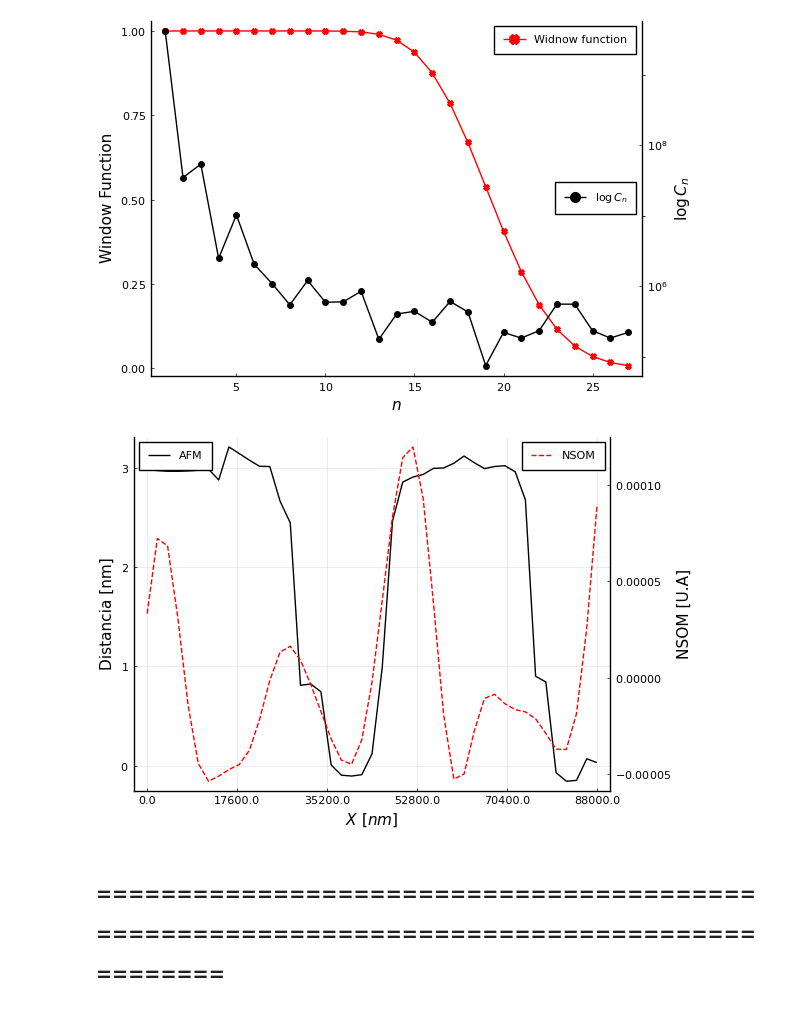
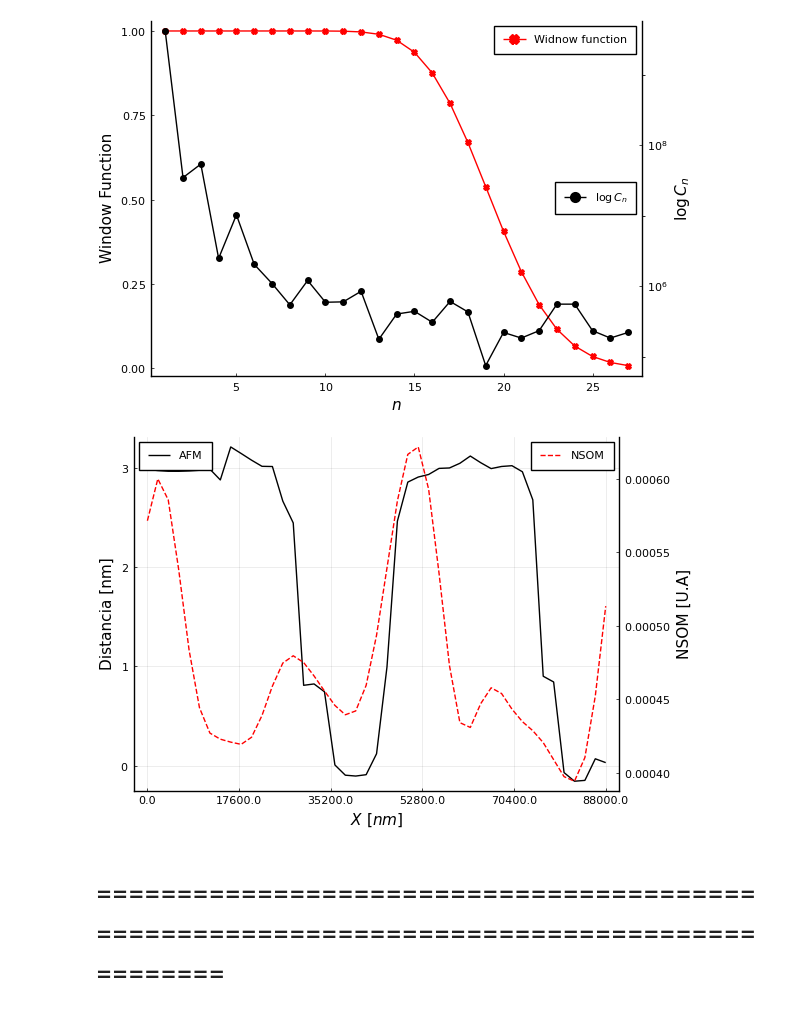
Before and after one commit to Gabmtzz/juDataNSOM, a Jupyter notebook: notebook/nsomdata_grating2.ipynb, the cells around one changed output. Drawn from its saved outputs; the diff is of its cells as text; code cells hidden in the pictures.

```diff
--- a/notebook/nsomdata_grating2.ipynb
+++ b/notebook/nsomdata_grating2.ipynb
@@ -126,11 +126,11 @@ DataAnNSOM.PlotFilter(PSD,indices)
 # %%
 i = fi
 
-dat1,dat2 = ImwBNs[1,:],ImwB[1,:];
+dat1,dat2 = -datFiltr1[1,:],ImwB[1,:];
 label1,label2="Distancia [nm]","NSOM [U.A]"
 DataAnNSOM.PlotCompProfiles(mo,dy,i,dat1,dat2,label1,label2,5)
 # %% [output]
-[figure, old version]
+[figure, new version]
 # %% [markdown]
 # ==========================================================================================
 # %%
```
Also changed, not shown: 3 other files.
